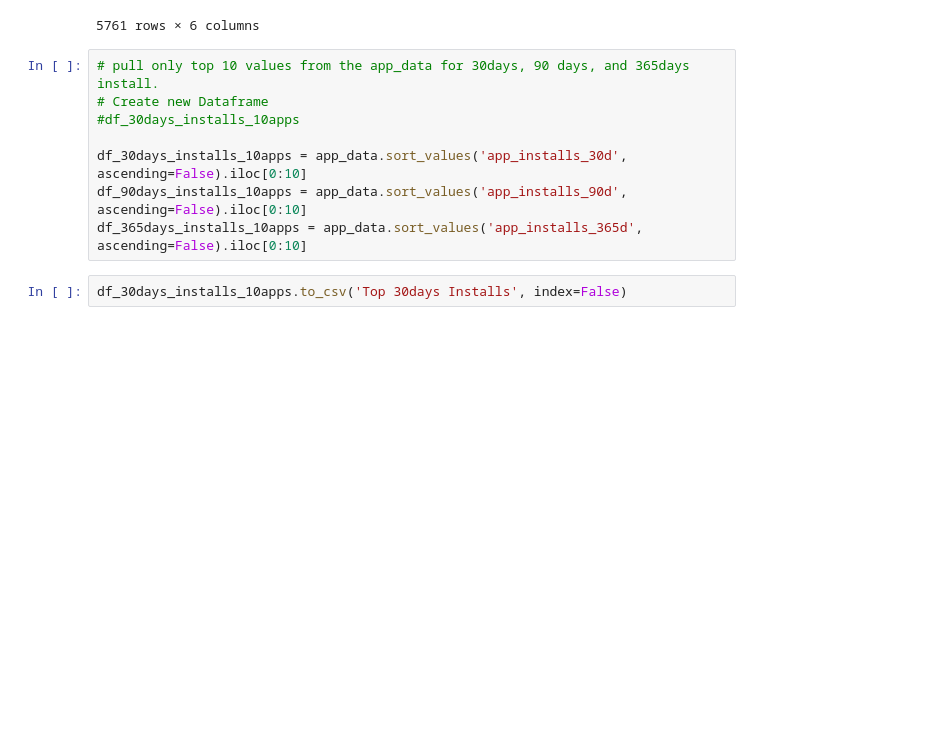
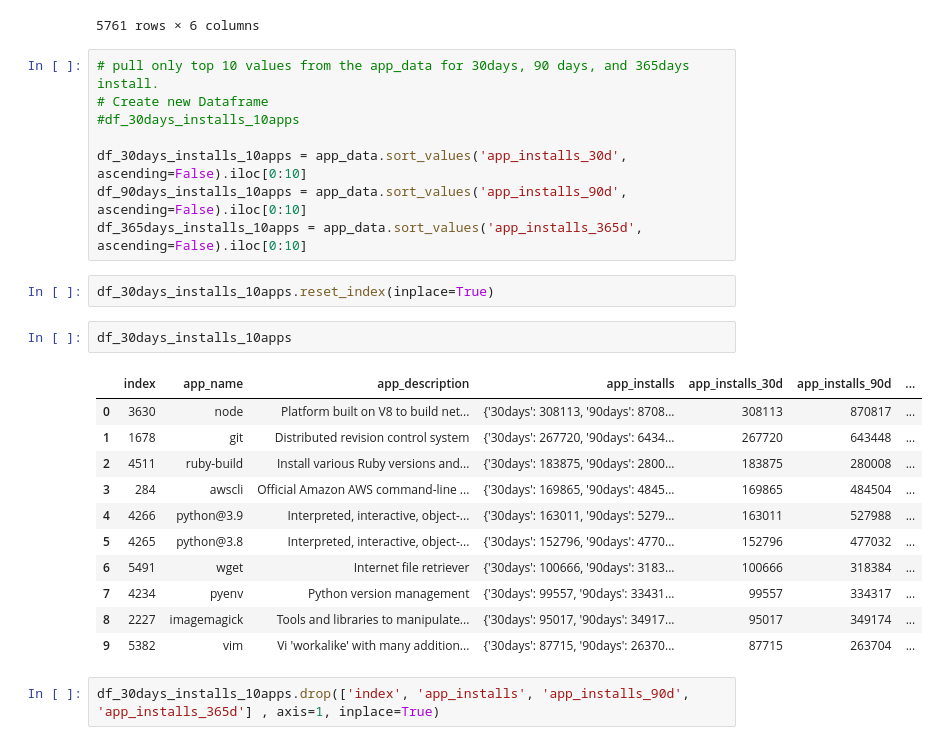
Before and after one commit to drsladit/Project-1, a Jupyter notebook: Project 1 - Task 2 - Using Pandas.ipynb, the cells around one changed output. Saved outputs shown, nothing was run; the diff lists cells and outputs as text; blank space fills up the shorter version.

```diff
--- a/Project 1 - Task 2 - Using Pandas.ipynb
+++ b/Project 1 - Task 2 - Using Pandas.ipynb
@@ -55,5 +55,21 @@ app_data # app_data dataframe with new columns added
 df_30days_installs_10apps = app_data.sort_values('app_installs_30d', ascending=False).iloc[0:10]
 df_90days_installs_10apps = app_data.sort_values('app_installs_90d', ascending=False).iloc[0:10]
 df_365days_installs_10apps = app_data.sort_values('app_installs_365d', ascending=False).iloc[0:10]
+# %%
+df_30days_installs_10apps.reset_index(inplace=True)
+# %%
+df_30days_installs_10apps
+# %% [output]
+|  | index | app_name | app_description | app_installs | app_installs_30d | app_installs_90d | ... |
+| 0 | 3630 | node | Platform built on V8 to build net... | {'30days': 308113, '90days': 8708... | 308113 | 870817 | ... |
+| 1 | 1678 | git | Distributed revision control system | {'30days': 267720, '90days': 6434... | 267720 | 643448 | ... |
+| 2 | 4511 | ruby-build | Install various Ruby versions and... | {'30days': 183875, '90days': 2800... | 183875 | 280008 | ... |
+| 3 | 284 | awscli | Official Amazon AWS command-line ... | {'30days': 169865, '90days': 4845... | 169865 | 484504 | ... |
+| 4 | 4266 | python@3.9 | Interpreted, interactive, object-... | {'30days': 163011, '90days': 5279... | 163011 | 527988 | ... |
+| 5 | 4265 | python@3.8 | Interpreted, interactive, object-... | {'30days': 152796, '90days': 4770... | 152796 | 477032 | ... |
+| 6 | 5491 | wget | Internet file retriever | {'30days': 100666, '90days': 3183... | 100666 | 318384 | ... |
+| 7 | 4234 | pyenv | Python version management | {'30days': 99557, '90days': 33431... | 99557 | 334317 | ... |
+| 8 | 2227 | imagemagick | Tools and libraries to manipulate... | {'30days': 95017, '90days': 34917... | 95017 | 349174 | ... |
+| 9 | 5382 | vim | Vi 'workalike' with many addition... | {'30days': 87715, '90days': 26370... | 87715 | 263704 | ... |
 # %%
-df_30days_installs_10apps.to_csv('Top 30days Installs', index=False)
+df_30days_installs_10apps.drop(['index', 'app_installs', 'app_installs_90d', 'app_installs_365d'] , axis=1, inplace=True)
```
Also changed, not shown: parts of 10 cells of this notebook, 9 other files.
